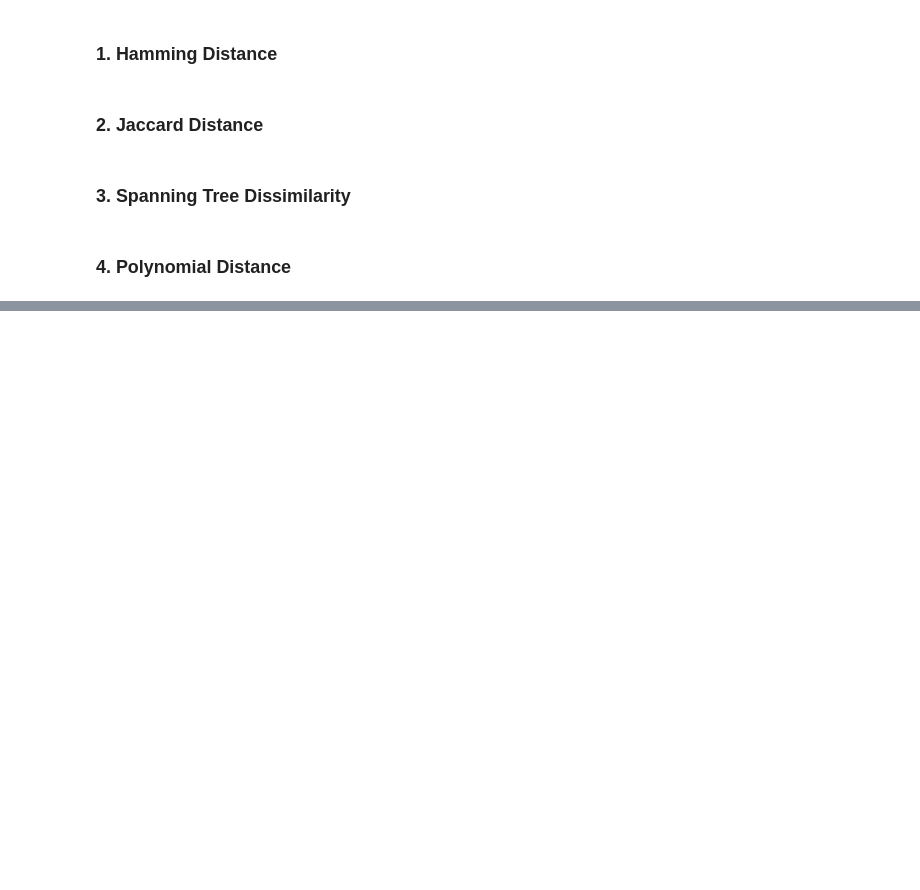
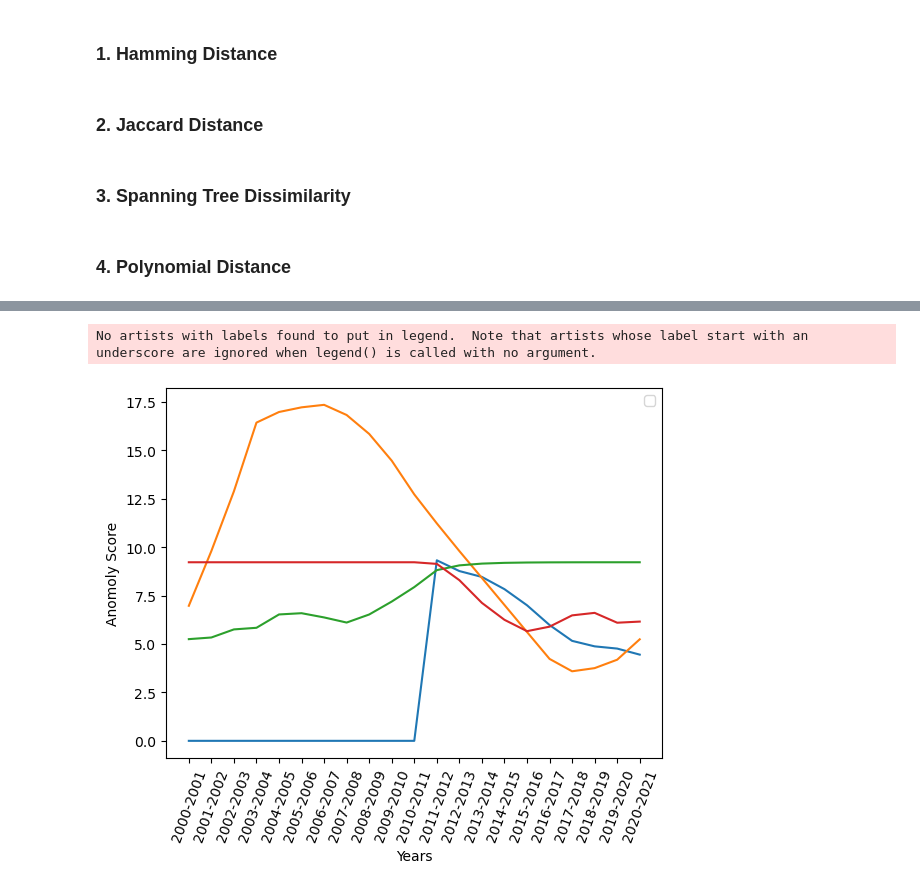
Before and after one commit to soschuetze/WTO-Fashion-Network, a Jupyter notebook: network.ipynb, the cells around one changed output, grey strips where cells are left out. Cells and saved outputs as stored; diff of their text form; code cells hidden in the pictures; blank space fills up the shorter version.

Commit message:
Add change point detection algorithms

```diff
--- a/network.ipynb
+++ b/network.ipynb
@@ -248,0 +304,26 @@ for i in range(len(whole_graphs)-1):
+# %%
+j_points=np.array(jaccard_distances)
+h_points=np.array(hamming_distances)
+st_points=np.array(st_distances)
+p_points=np.array(polynomial_distances)
+# %%
+import changefinder
+#Initiate changefinder function
+cf = changefinder.ChangeFinder()
+j_scores = [cf.update(p) for p in j_points]
+h_scores = [cf.update(p) for p in h_points]
+st_scores = [cf.update(p) for p in st_points]
+p_scores = [cf.update(p) for p in p_points]
+plt.plot(graph_labels, j_scores)
+plt.plot(graph_labels, h_scores)
+plt.plot(graph_labels, st_scores)
+plt.plot(graph_labels, p_scores)
+
+plt.xlabel("Years")
+plt.ylabel("Anomoly Score")
+plt.xticks(rotation=70)
+plt.legend()
+plt.show()
+# %% [output]
+No artists with labels found to put in legend.  Note that artists whose label start with an underscore are ignored when legend() is called with no argument.
+[figure, added]
```
Also changed, not shown: parts of 15 cells of this notebook.
